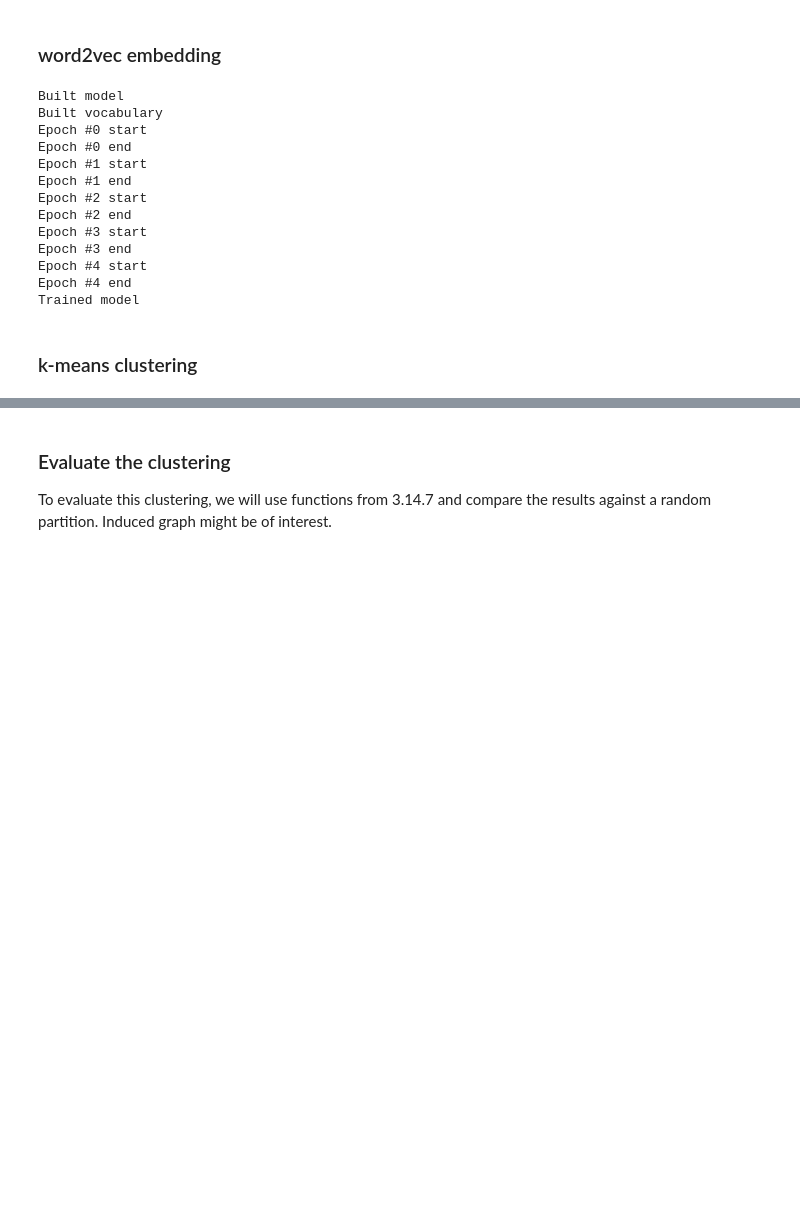
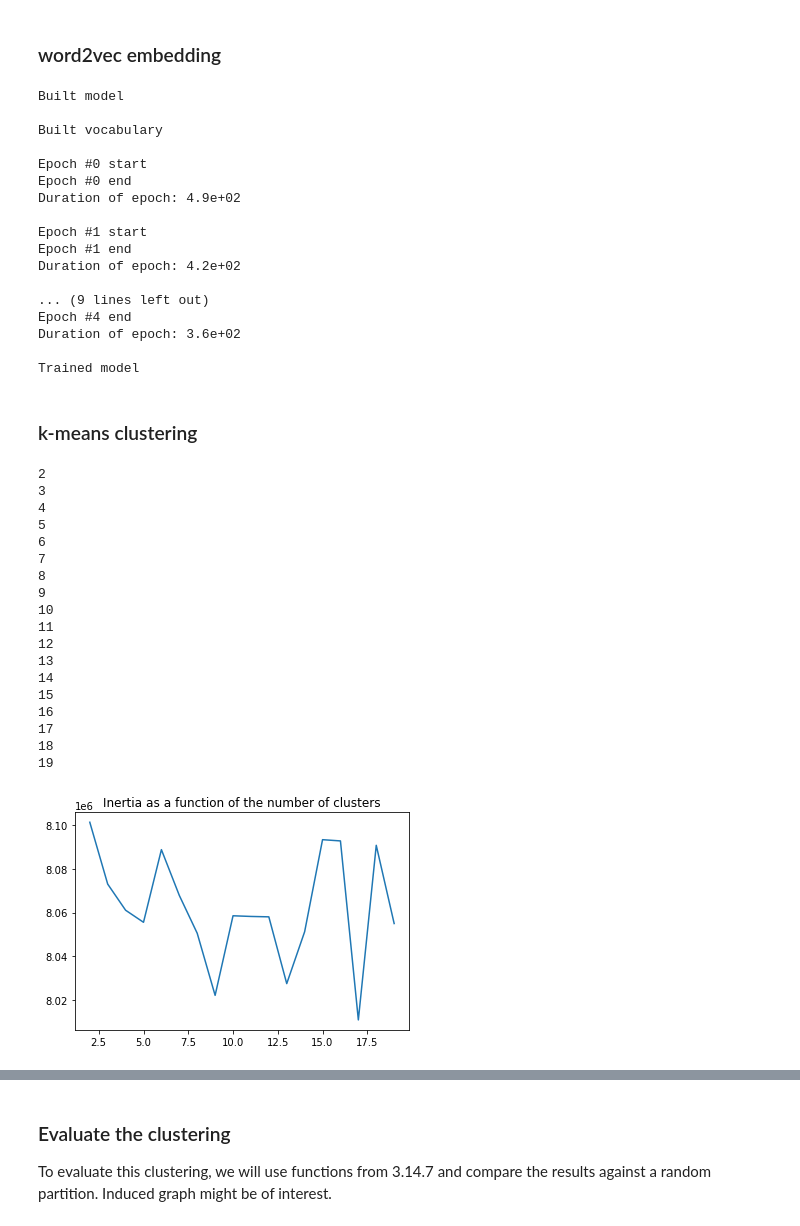
Before and after one commit to Adrien-Kahn/INF554-Data-Challenge, a Jupyter notebook: Notebooks/Node2Vec.ipynb, the cells around one changed output, grey strips where cells are left out. Cells and saved outputs as stored; diff of their text form; code cells hidden in the pictures; blank space fills up the shorter version.

```diff
--- a/Notebooks/Node2Vec.ipynb
+++ b/Notebooks/Node2Vec.ipynb
@@ -55,7 +58,7 @@ class EpochLogger(CallbackAny2Vec):
 # %%
 # Builds the word2vec embedding based on the previously computed walks
 
-n_dim = 100
+n_dim = 200
 epoch_logger = EpochLogger()
 
 model = Word2Vec(vector_size = n_dim, window = 8, min_count = 0, sg = 1, workers = 4, hs = 1)
@@ -66,15 +69,19 @@ model.train(walks, total_examples=model.corpus_count, epochs=5, callbacks = [epo
 print("\nTrained model")
 # %% [output]
 Built model
+
 Built vocabulary
+
 Epoch #0 start
 Epoch #0 end
+Duration of epoch: 4.9e+02
+
 Epoch #1 start
 Epoch #1 end
-Epoch #2 start
-Epoch #2 end
-Epoch #3 start
-Epoch #3 end
-Epoch #4 start
+Duration of epoch: 4.2e+02
+
+... (9 lines left out)
 Epoch #4 end
+Duration of epoch: 3.6e+02
+
 Trained model
@@ -85,9 +95,46 @@ for idx, node in enumerate(G.nodes()):
     embedding[idx, :] = model.wv[str(node)]
 # %% [markdown]
 ### k-means clustering
-# %%
-#kmeans = KMeans(n_cluster = 5)
-kmeans = MiniBatchKMeans(n_cluster = 5)
-kmeans.fit(embedding)
-
-# Compare for different n_cluster with inertia_
+# %%
+# Choose the good number of cluster by comparing kmeans.inertia_ for different n_cluster
+
+lk = []
+l_inertia = []
+
+for k in range(2, 20):
+    print(k)
+    best_kmeans = None
+    best_inertia = np.inf
+    for _ in range(5):
+        kmeans = MiniBatchKMeans(n_clusters = 5)
+        kmeans.fit(embedding)
+        if best_inertia > kmeans.inertia_:
+            best_kmeans = kmeans
+            best_inertia = kmeans.inertia_
+    kmeans = best_kmeans
+    lk.append(k)
+    l_inertia.append(kmeans.inertia_)
+
+plt.plot(lk, l_inertia)
+plt.title("Inertia as a function of the number of clusters")
+print()
+# %% [output]
+2
+3
+4
+5
+6
+7
+8
+9
+10
+11
+12
+13
+14
+15
+16
+17
+18
+19
+[figure, added]
```
Also changed, not shown: parts of 11 cells of this notebook, 2 other files.
